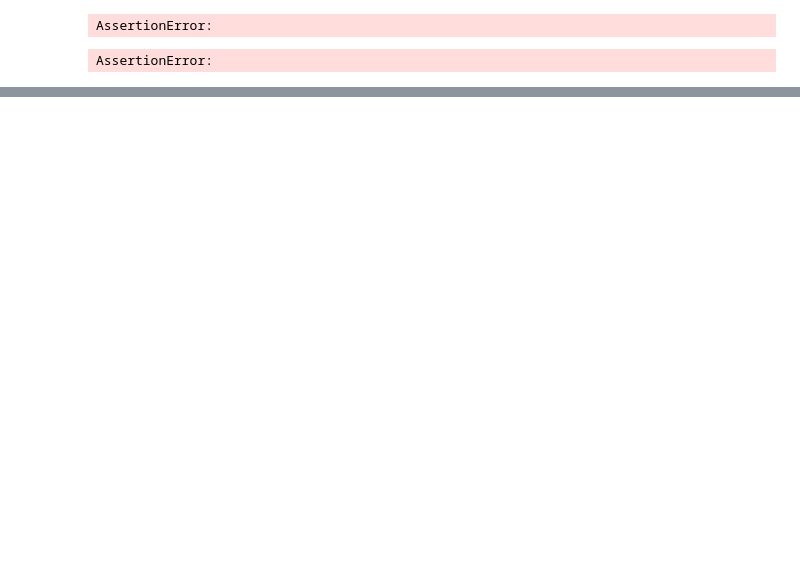
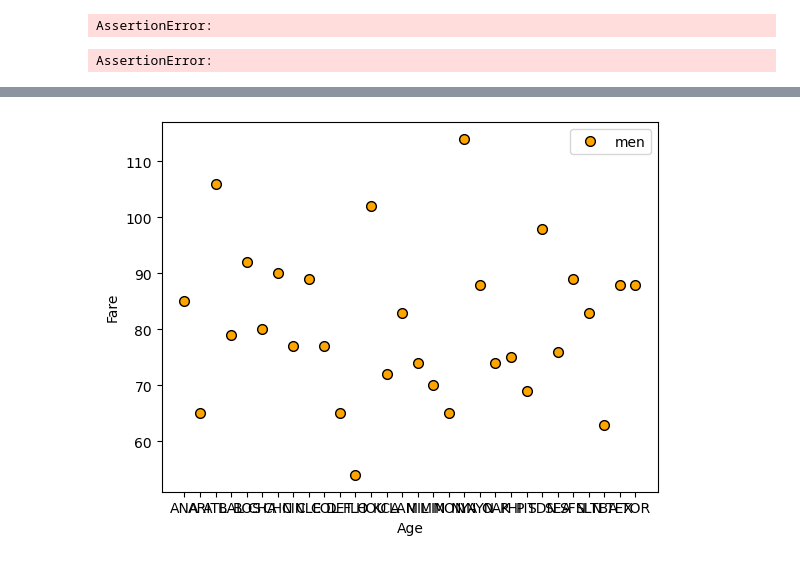
Before and after one commit to RyanColorado04/DataScience, a Jupyter notebook: homework2/hmwk2.ipynb, the cells around one changed output, grey strips where cells are left out. Cells and saved outputs as stored; diff of their text form; code cells hidden in the pictures; blank space fills up the shorter version.

```diff
--- a/homework2/hmwk2.ipynb
+++ b/homework2/hmwk2.ipynb
@@ -548,0 +555,19 @@ Again, this problem is best tackled using `groupby`. It's also useful to create
+# %%
+# your code here
+teams = pd.read_csv('Teams.csv')
+# organize the data by sorting first by year, then by team
+dat = teams.groupby(['yearID', 'teamID'])
+dat = dat['W'] # select the 'wins' column
+# within each group (year and team), add up the number of wins.
+dat = dat.sum().reset_index()
+# isolate just the wins for the year 1998
+dat = dat.loc[dat['yearID'] == 1998]
+# dat = dat.set_index('teamID')
+print(dat)
+# print(dat.iloc[0][1])
+# dat[dat['model'].str.match('Mac')]
+s = dat.loc[dat['teamID'] == 'ANA'].iloc[0][2]
+print(s)
+#print(s.iloc[0][2])
+teams = dat['teamID'].to_numpy()
+wins = dat['W'].to_numpy()
@@ -548,0 +592,7 @@ Again, this problem is best tackled using `groupby`. It's also useful to create
+# %%
+plt.plot(teams, wins,  label='men', linestyle='None', marker='o', color='orange', mec='k', ms=7)
+plt.ylabel('Fare')
+plt.xlabel('Age')
+plt.legend(loc='upper right');
+# %% [output]
+[figure, added]
```
Also changed, not shown: parts of 7 cells of this notebook.
